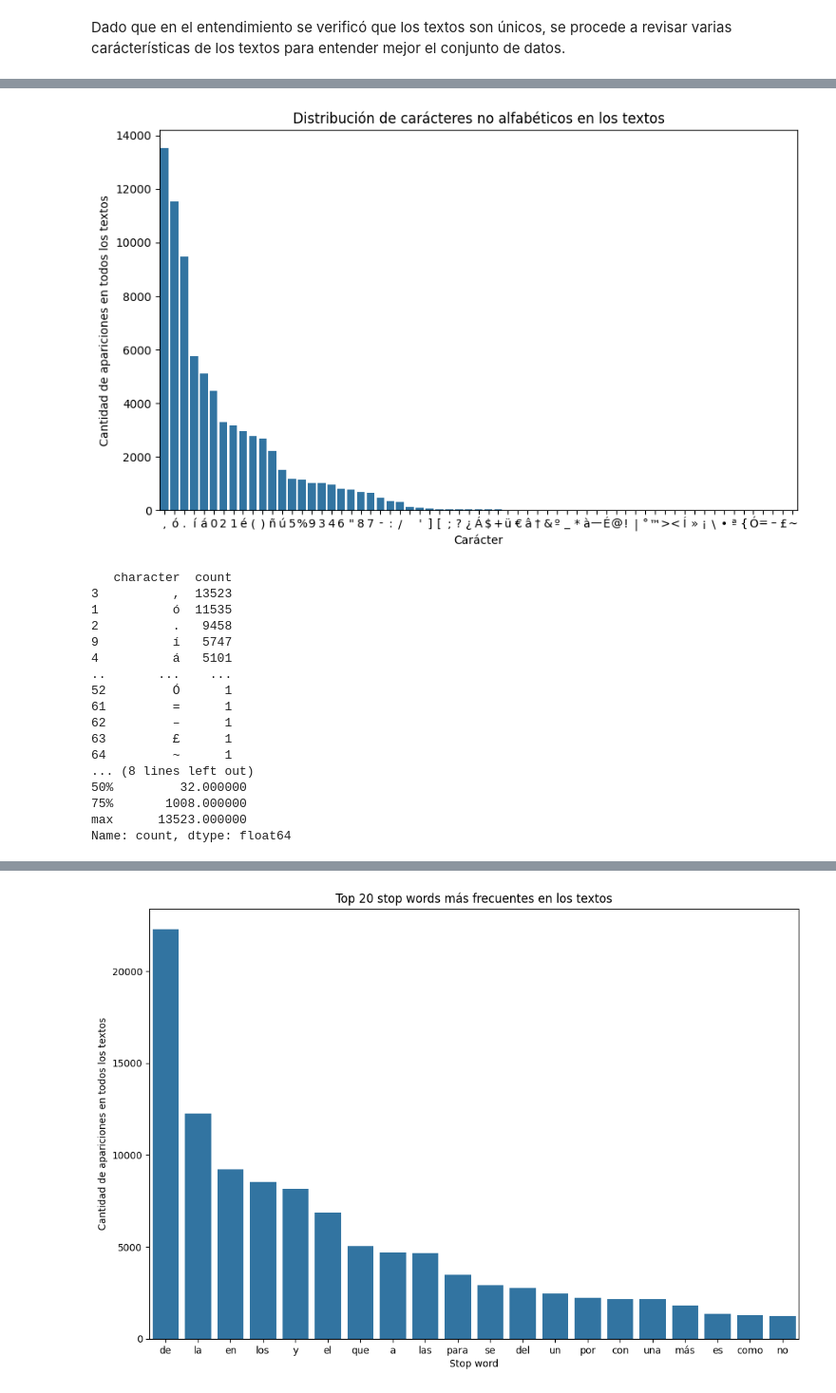
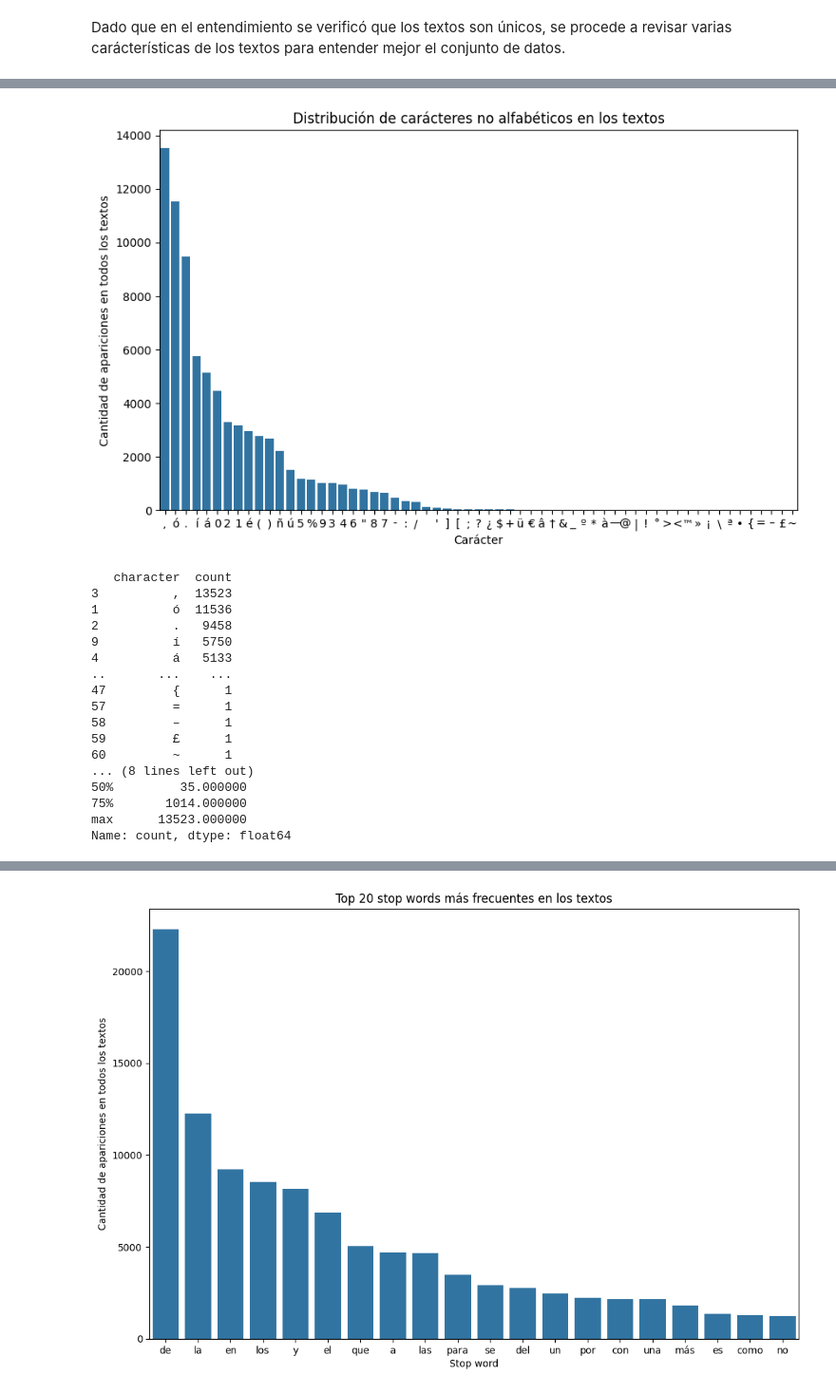
Before and after one commit to afgomezg1/Proyecto1-BI, a Jupyter notebook: proyecto1_etapa1.ipynb, the cells around one changed output, grey strips where cells are left out. Shown at 95% size. Cells and saved outputs as stored; diff of their text form; code cells hidden in the pictures.

```diff
--- a/proyecto1_etapa1.ipynb
+++ b/proyecto1_etapa1.ipynb
@@ -146,38 +143,38 @@ La distribución de la longitud de los textos (en número de carácteres) sigue
 # %%
-text_non_alpha_chars = original_data['textos'].str.findall(r'[^a-zA-Z\s]', flags=re.UNICODE)
+text_non_alpha_chars = original_data['textos'].str.lower().str.findall(r'[^a-zA-Z\s]', flags=re.UNICODE)
 all_non_alpha_chars = [char for sublist in text_non_alpha_chars for char in sublist]
 non_alpha_char_counts = Counter(all_non_alpha_chars)
 
 non_alpha_char_counts_df = pd.DataFrame(non_alpha_char_counts.items(), columns=['character', 'count']).sort_values(by='count', ascending=False)
 
 plt.figure(figsize=(10, 6))
 sns.barplot(data=non_alpha_char_counts_df, x='character', y='count')
 plt.title('Distribución de carácteres no alfabéticos en los textos')
 plt.xlabel('Carácter')
 plt.ylabel('Cantidad de apariciones en todos los textos')
 plt.show()
 
 print(non_alpha_char_counts_df)
 
 print("Estadísticas descriptivas de la cantidad de carácteres no alfabéticos:")
 print(non_alpha_char_counts_df['count'].describe())
 # %% [output]
-[figure, old version]
+[figure, new version]
    character  count
 3          ,  13523
-1          ó  11535
+1          ó  11536
 2          .   9458
-9          í   5747
-4          á   5101
+9          í   5750
+4          á   5133
 ..       ...    ...
-52         Ó      1
-61         =      1
-62         –      1
-63         £      1
-64         ~      1
+47         {      1
+57         =      1
+58         –      1
+59         £      1
+60         ~      1
 ... (8 lines left out)
-50%         32.000000
-75%       1008.000000
+50%         35.000000
+75%       1014.000000
 max      13523.000000
 Name: count, dtype: float64
 # %% [markdown]
```
Also changed, not shown: parts of 36 cells of this notebook.
